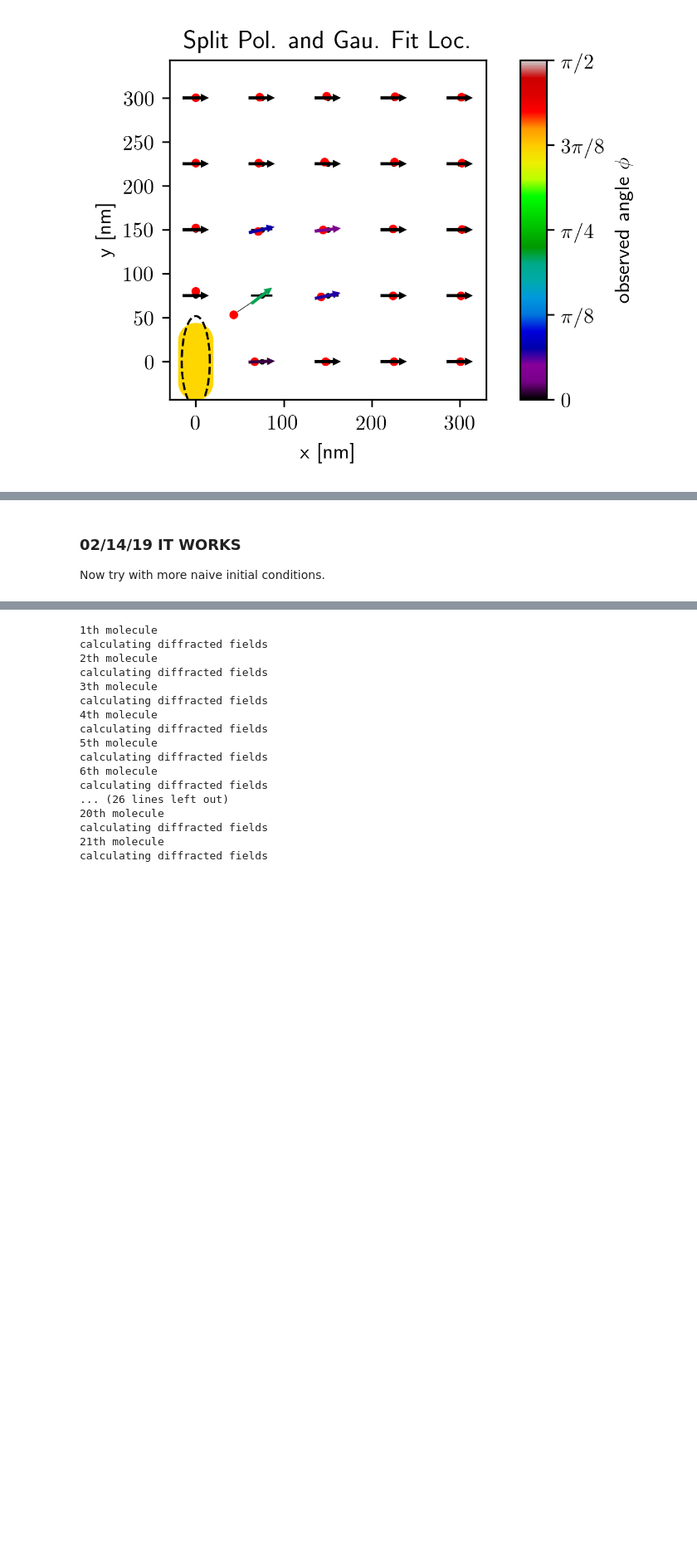
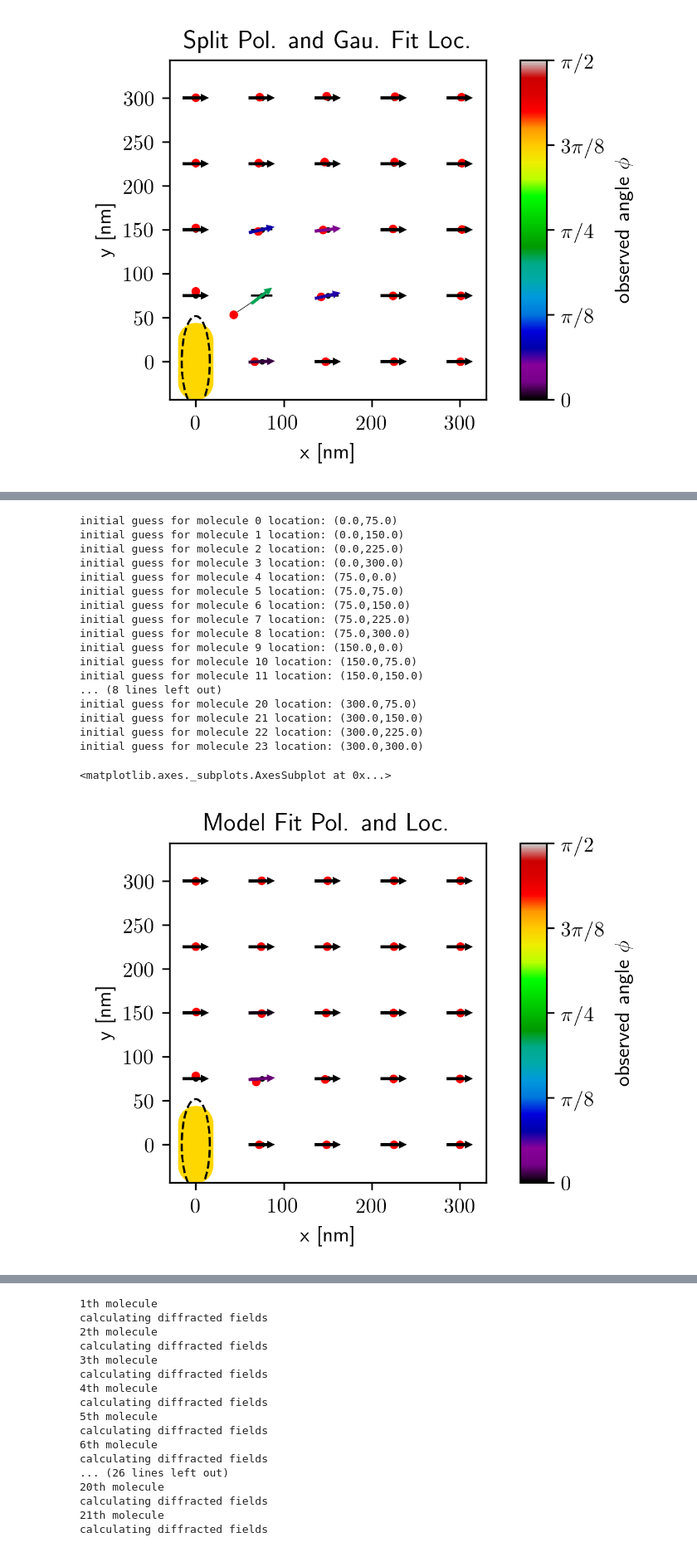
Before and after one commit to HarrisonGoldwyn/mispolarization, a Jupyter notebook: solving_problems/notebooks/fit_localization_from_BEM_fields.ipynb, the cells around one changed output, grey strips where cells are left out. Shown: that part at 83% size. Cells and saved outputs as stored; diff of their text form; code cells hidden in the pictures; blank space fills up the shorter version.

```diff
--- a/solving_problems/notebooks/fit_localization_from_BEM_fields.ipynb
+++ b/solving_problems/notebooks/fit_localization_from_BEM_fields.ipynb
@@ -455,3 +491,31 @@ initial guess for molecule 23 location: (300.0,300.0)
-# %% [markdown]
-### 02/14/19 IT WORKS
-Now try with more naive initial conditions.
+# %%
+## Fit model to simulated images.
+
+smart_BEM_fit_instance_x = fit.FitModelToData(
+    sim_exp_inst_x.BEM_images,
+    ini_guess=sim_exp_inst_x.mol_locations
+    )
+smart_BEM_fit_instance_x.fit_model_to_image_data()
+
+## Plot
+smart_BEM_fit_instance_x.plot_fit_results_as_quiver_map(sim_exp_inst_x)
+# %% [output]
+initial guess for molecule 0 location: (0.0,75.0)
+initial guess for molecule 1 location: (0.0,150.0)
+initial guess for molecule 2 location: (0.0,225.0)
+initial guess for molecule 3 location: (0.0,300.0)
+initial guess for molecule 4 location: (75.0,0.0)
+initial guess for molecule 5 location: (75.0,75.0)
+initial guess for molecule 6 location: (75.0,150.0)
+initial guess for molecule 7 location: (75.0,225.0)
+initial guess for molecule 8 location: (75.0,300.0)
+initial guess for molecule 9 location: (150.0,0.0)
+initial guess for molecule 10 location: (150.0,75.0)
+initial guess for molecule 11 location: (150.0,150.0)
+... (8 lines left out)
+initial guess for molecule 20 location: (300.0,75.0)
+initial guess for molecule 21 location: (300.0,150.0)
+initial guess for molecule 22 location: (300.0,225.0)
+initial guess for molecule 23 location: (300.0,300.0)
+<matplotlib.axes._subplots.AxesSubplot at 0x...>
+[figure, added]
```
Also changed, not shown: parts of 13 cells of this notebook, 5 other files.
